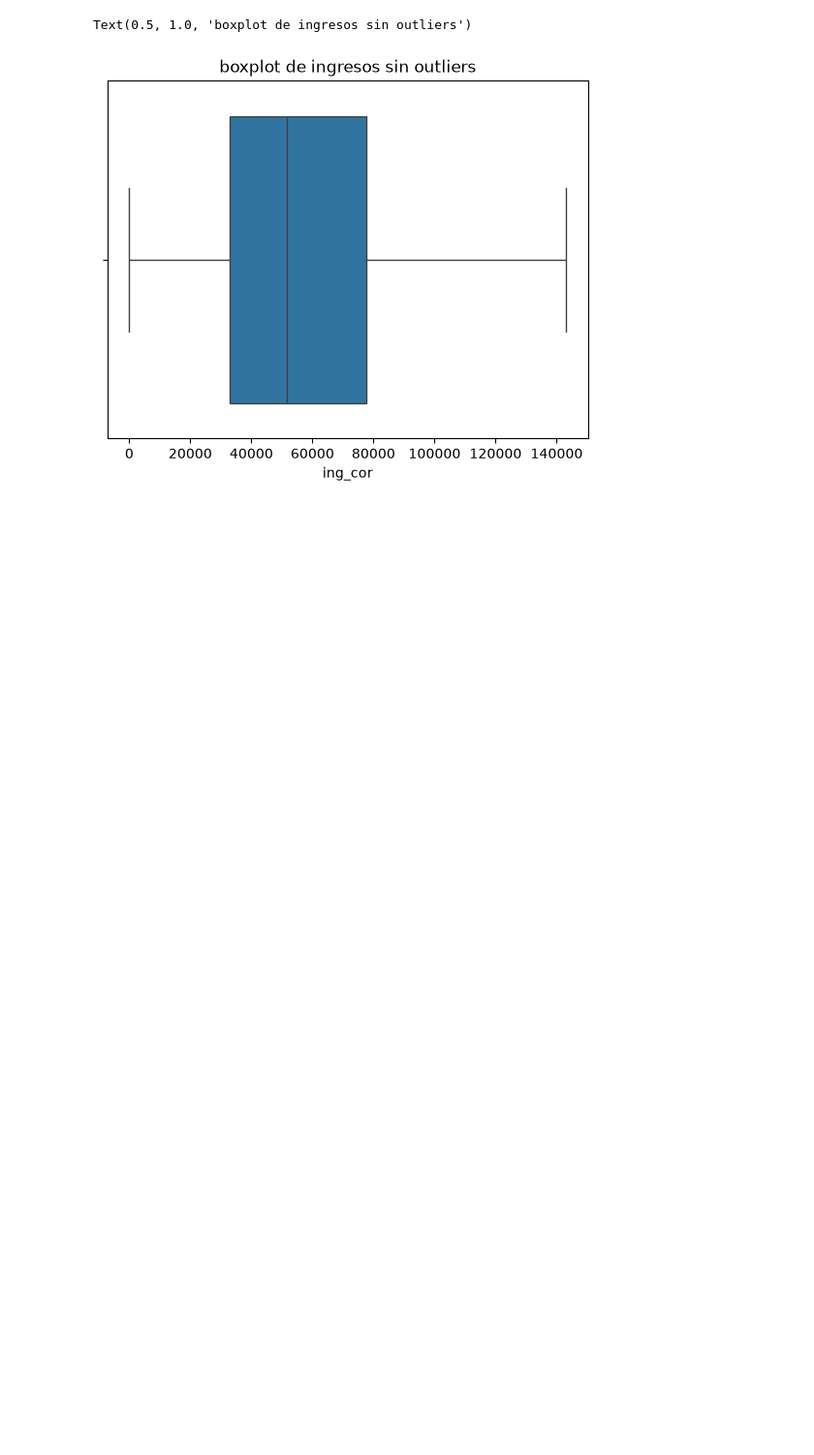
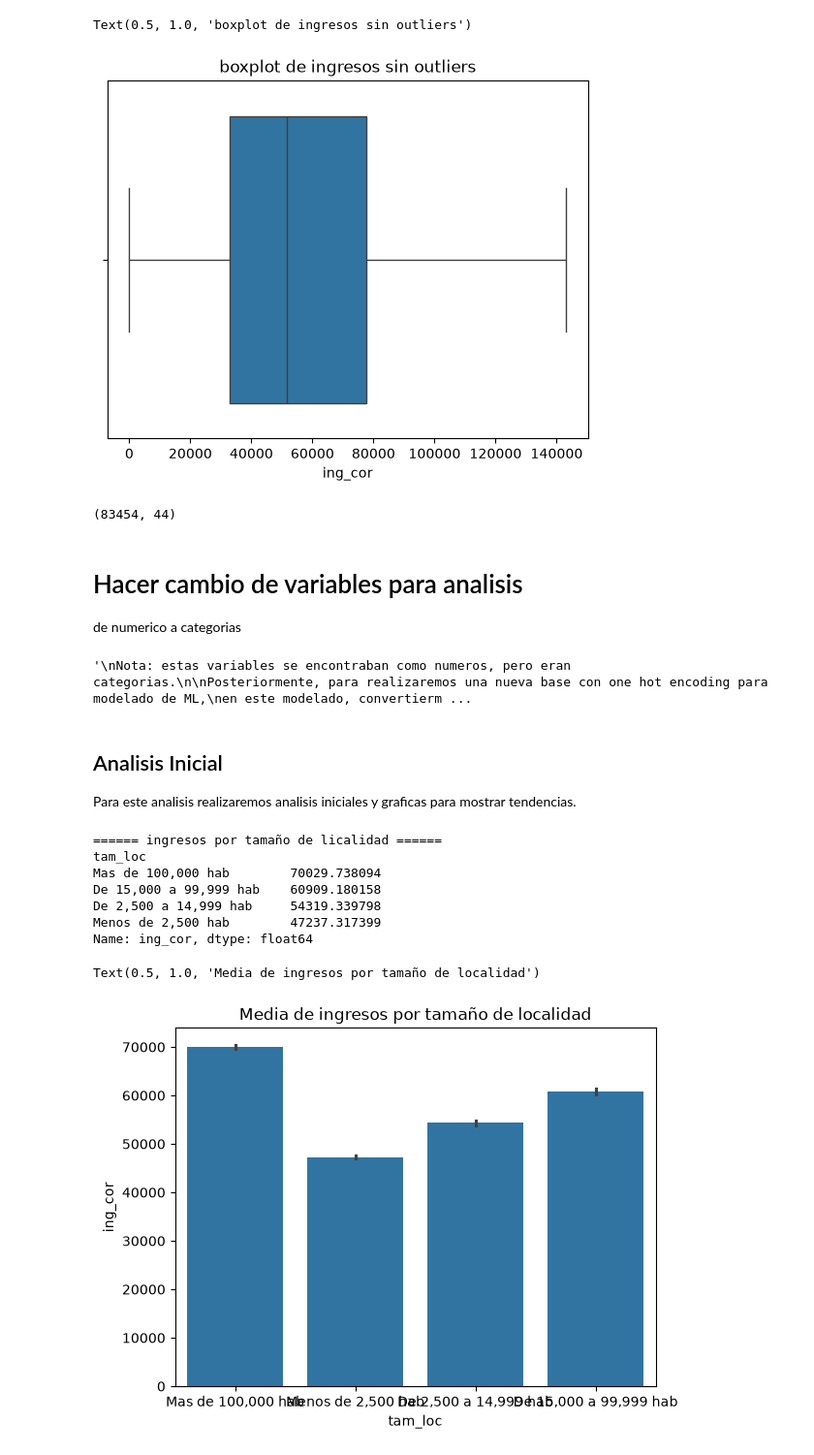
Before and after one commit to OswaldoRamAlv/ENIGH-2024---regresi-n-ingresos, a Jupyter notebook: code/Hogares/EDA_Hog.ipynb, the cells around one changed output. Shown at 97% size. Saved outputs shown, nothing was run; the diff lists cells and outputs as text; code cells hidden in the pictures; blank space fills up the shorter version.

Commit message:
angenerar graficas y medidas de tendencia de las variables mas importantes

```diff
--- a/code/Hogares/EDA_Hog.ipynb
+++ b/code/Hogares/EDA_Hog.ipynb
@@ -16,7 +16,7 @@ cols = ['folioviv', 'foliohog', 'ubica_geo', 'tam_loc', 'est_socio', 'clase_hog'
         'percep_ing', 'perc_ocupa', 'ing_cor', 'trabajo', 'sueldos', 'horas_extr', 'comisiones',
         'aguinaldo', 'indemtrab', 'otra_rem', 'industria', 'comercio', 'servicios', 'agricolas', 'pecuarios',
         'reproducc', 'pesca', 'otros_trab', 'rentas', 'jubilacion', 'becas', 'donativos', 'remesas',
-        'bene_gob', 'transf_hog', 'trans_inst']
+        'bene_gob', 'transf_hog', 'trans_inst', 'negocio']
 
 # Traer datos
 hogares = pd.read_csv('/run/media/oswal/01DD260F5154F4B0/Duend/Documentos/1 IA y ciencia de datos/Semestre 3/proyecto integrador/Raw data/conjunto_de_datos_enigh2024_ns_csv/conjunto_de_datos_concentradohogar_enigh2024_ns/conjunto_de_datos/conjunto_de_datos_concentradohogar_enigh2024_ns.csv', encoding='latin-1', usecols=cols)
@@ -158,3 +156,48 @@ sns.boxplot(x=hogares_eda['ing_cor']).set_title('boxplot de ingresos sin outlier
 # %% [output]
 Text(0.5, 1.0, 'boxplot de ingresos sin outliers')
 [figure]
+# %%
+# Forma de los datasets limpios
+hogares_eda.shape
+# %% [output]
+(83454, 44)
+# %% [markdown]
+# Hacer cambio de variables para analisis
+
+de numerico a categorias
+# %%
+# Cambiar variables categoricas
+hogares_eda['tam_loc'] = hogares_eda['tam_loc'].replace({1:'Mas de 100,000 hab', 2: 'De 15,000 a 99,999 hab',3: 'De 2,500 a 14,999 hab', 4: 'Menos de 2,500 hab'})
+hogares_eda['est_socio'] = hogares_eda['est_socio'].replace({1:'Bajo', 2:'Medio Bajo', 3:'Medio Alto', 4:'Alto'})
+hogares_eda['clase_hog'] = hogares_eda['clase_hog'].replace({1:'Unipersonal', 2: 'Nuclear', 3: 'Ampliado', 4: 'Compuesto', 5: 'Corresidente'})
+hogares_eda['sexo_jefe'] = hogares_eda['sexo_jefe'].replace({1:'Hombre', 2: 'Mujer'})
+hogares_eda['educa_jefe'] = hogares_eda['educa_jefe'].replace({1:'Sin Educacion', 2:'Basico', 3:'Basico', 4:'Basico', 5:'Basico', 6: 'Secundaria', 7: 'Prepa inc', 8: 'Prepa comp', 9: 'Profesional inc', 10: 'Profesional comp', 11: 'Posgrado' })
+"""
+Nota: estas variables se encontraban como numeros, pero eran categorias.
+
+Posteriormente, para realizaremos una nueva base con one hot encoding para modelado de ML,
+en este modelado, convertiermos tanto estas variables, como otras continuas que suman directamente al ingreso,
+pero las pasaremos a esta forma para que el modelo interprete en base a su existencia y no a su valor,
+ya que como se suman directo al ingreso corriente, podriamos tener problemas de multicolinealidad.
+"""
+# %% [output]
+'\nNota: estas variables se encontraban como numeros, pero eran categorias.\n\nPosteriormente, para realizaremos una nueva base con one hot encoding para modelado de ML,\nen este modelado, convertierm ...
+# %% [markdown]
+## Analisis Inicial
+
+Para este analisis realizaremos analisis iniciales y graficas para mostrar tendencias.
+# %%
+# tendencias ingresos por tam_loc
+print('====== ingresos por tamaño de licalidad ======')
+print(hogares_eda.groupby('tam_loc')['ing_cor'].mean().sort_values(ascending=False))
+sns.barplot(x='tam_loc', y='ing_cor', data=hogares_eda).set_title('Media de ingresos por tamaño de localidad')
+# %% [output]
+====== ingresos por tamaño de licalidad ======
+tam_loc
+Mas de 100,000 hab        70029.738094
+De 15,000 a 99,999 hab    60909.180158
+De 2,500 a 14,999 hab     54319.339798
+Menos de 2,500 hab        47237.317399
+Name: ing_cor, dtype: float64
+Text(0.5, 1.0, 'Media de ingresos por tamaño de localidad')
+[figure, added]
```
Also changed, not shown: parts of 23 cells of this notebook.
